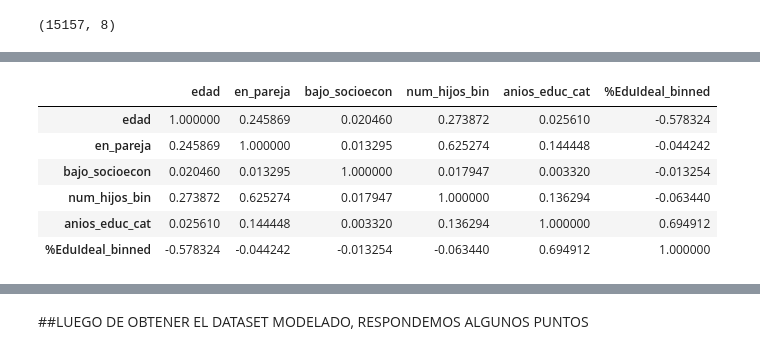
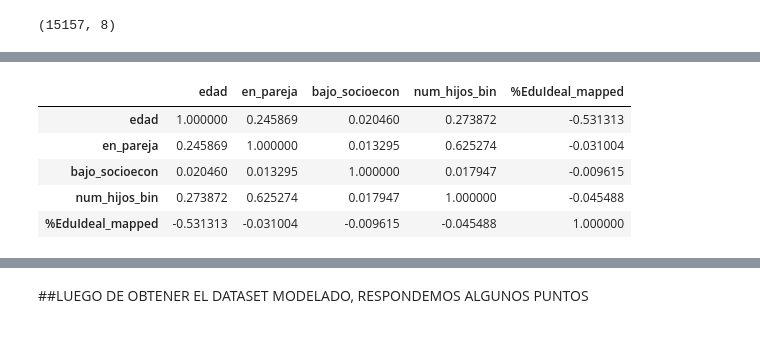
Before and after one commit to gabipalacios/Python, a Jupyter notebook: TFPython2025.ipynb, the cells around one changed output, grey strips where cells are left out. Drawn from its saved outputs; the diff is of its cells as text; code cells hidden in the pictures.

```diff
--- a/TFPython2025.ipynb
+++ b/TFPython2025.ipynb
@@ -411,5 +456,5 @@ df.sample(5)
 # %%
 # En función al resultado de la transformación de la variable %EduIdeal, creemos conveniente discretizar la mimsma en 10 bines,
-# dónde resutla una variable de menos a más, en la cual el 1 representa nivel aducativo de acuerdo a la edad de la persona.
-df['%EduIdeal_binned'] = pd.qcut(df['%EduIdeal'], q=10, labels=False, duplicates='drop')
-df.sample(5)
+# dónde resutla una variable de menos a más, en la cual el 1 representa el máximo nivel aducativo de acuerdo a la edad de la persona.
+#df['%EduIdeal_binned'] = pd.qcut(df['%EduIdeal'], q=5, labels=False, duplicates='drop')
+#df.sample(5)
@@ -430,6 +487,6 @@ df.shape
 # %%
 #Borramos la variables 'id' proveniente del dataset, y 'Educ_Ideal' (discretizasa)
 
-df = df.drop(['id', 'Educ_Ideal'], axis=1)
+df = df.drop(['id', 'Educ_Ideal','anios_educ_cat'], axis=1)
 df.sample(5)
 # %% [output]
@@ -441,0 +499,13 @@ df.sample(5)
+# %%
+#Crear otro campo con los valores de '%EduIdeal_binned' por otros valores
+
+education_mapping = {
+    'Bajo': 1,
+    'MedioBajo': 2,
+    'MedioAlto': 3,
+    'Alto': 4
+}
+
+df['%EduIdeal_mapped'] = df['%EduIdeal_binned'].map(education_mapping)
+
+df.sample(5)
@@ -442,3 +535,5 @@ df.sample(5)
+# %%
+df['%EduIdeal_mapped'] = pd.to_numeric(df['%EduIdeal_mapped'])
 # %%
 df.columns
 # %% [output]
@@ -447,17 +542,15 @@ Index(['edad', 'en_pareja', 'bajo_socioecon', 'num_hijos_bin',
       dtype='object')
 # %%
 #Analizamos la correlación de todas las variables.
-corr_df2 = df[['edad', 'en_pareja', 'bajo_socioecon', 'num_hijos_bin',
-       'anios_educ_cat', '%EduIdeal_binned']].corr()
+corr_df2 = df[['edad', 'en_pareja', 'bajo_socioecon', 'num_hijos_bin','%EduIdeal_mapped']].corr()
 corr_df2
 # %% [output]
-|  | edad | en_pareja | bajo_socioecon | num_hijos_bin | anios_educ_cat | %EduIdeal_binned |
-| edad | 1.000000 | 0.245869 | 0.020460 | 0.273872 | 0.025610 | -0.578324 |
-| en_pareja | 0.245869 | 1.000000 | 0.013295 | 0.625274 | 0.144448 | -0.044242 |
-| bajo_socioecon | 0.020460 | 0.013295 | 1.000000 | 0.017947 | 0.003320 | -0.013254 |
-| num_hijos_bin | 0.273872 | 0.625274 | 0.017947 | 1.000000 | 0.136294 | -0.063440 |
-| anios_educ_cat | 0.025610 | 0.144448 | 0.003320 | 0.136294 | 1.000000 | 0.694912 |
-| %EduIdeal_binned | -0.578324 | -0.044242 | -0.013254 | -0.063440 | 0.694912 | 1.000000 |
+|  | edad | en_pareja | bajo_socioecon | num_hijos_bin | %EduIdeal_mapped |
+| edad | 1.000000 | 0.245869 | 0.020460 | 0.273872 | -0.531313 |
+| en_pareja | 0.245869 | 1.000000 | 0.013295 | 0.625274 | -0.031004 |
+| bajo_socioecon | 0.020460 | 0.013295 | 1.000000 | 0.017947 | -0.009615 |
+| num_hijos_bin | 0.273872 | 0.625274 | 0.017947 | 1.000000 | -0.045488 |
+| %EduIdeal_mapped | -0.531313 | -0.031004 | -0.009615 | -0.045488 | 1.000000 |
 # %%
 #Gráficamente correlación
 sns.heatmap(corr_df2, annot=True)
```
Also changed, not shown: parts of 27 cells of this notebook.
